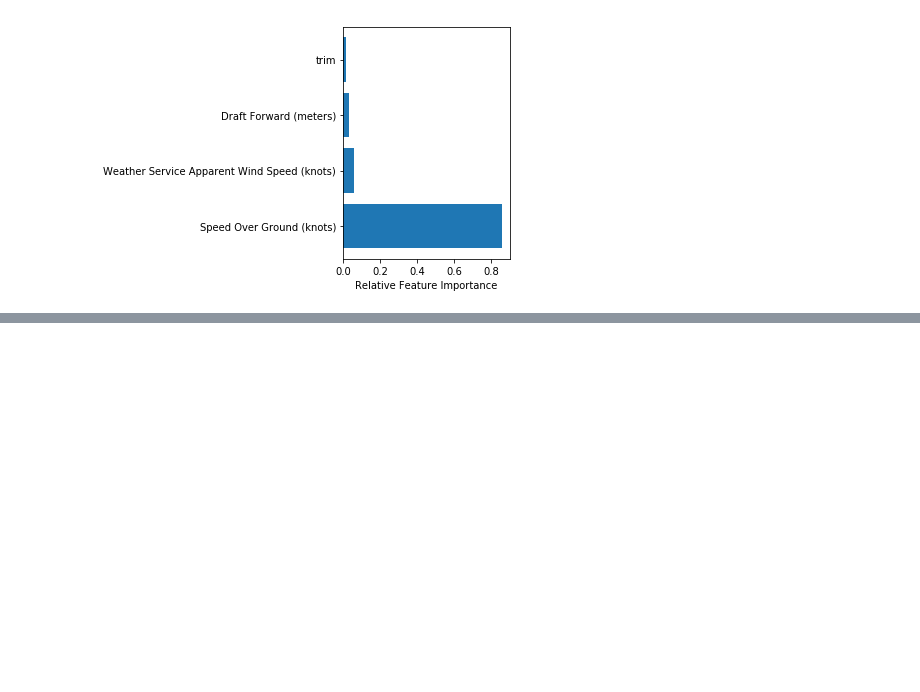
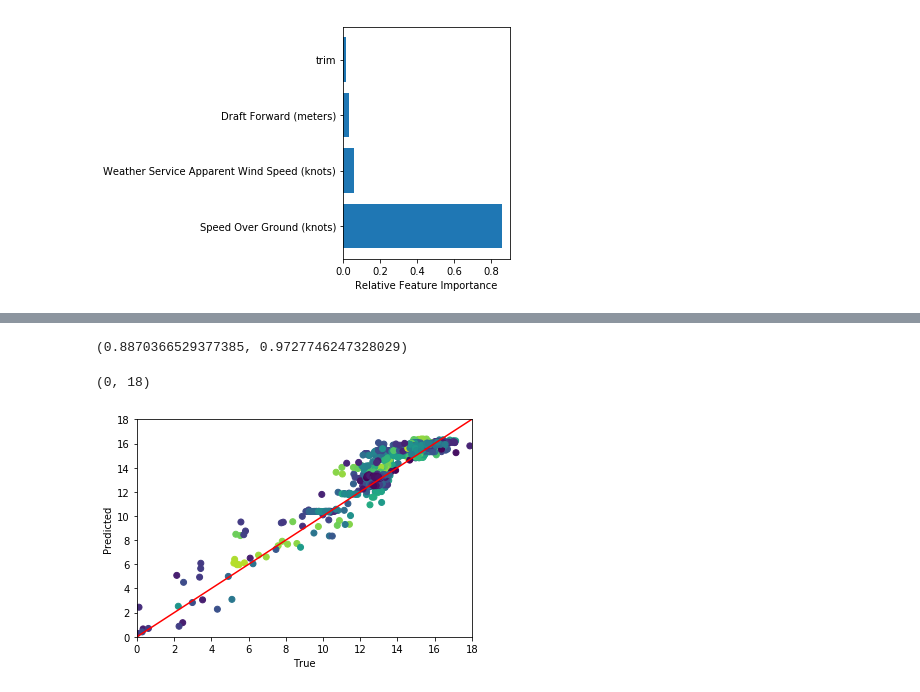
Before and after one commit to jfried23/ship, a Jupyter notebook: speed model.ipynb, the cells around one changed output, grey strips where cells are left out. Cells and saved outputs as stored; diff of their text form; code cells hidden in the pictures; blank space fills up the shorter version.

```diff
--- a/speed model.ipynb
+++ b/speed model.ipynb
@@ -217,0 +225,45 @@ plt.savefig('/Users/frjo6001/Desktop/t.pdf',format='pdf')
+# %%
+cols = ['bowWind_cos','bowWind_sine','current',
+        'depth','rudder','trim','heading_delta2',
+        cn[8],cn[17], cn[4], cn[5], cn[6], cn[7], cn[15], cn[19]
+       ]
+
+
+
+power = [ ('power',ColSelector(cols)),
+          ('normalize',preprocessing.StandardScaler()),
+          ('fit',linear_model.LinearRegression())
+        ]
+
+p = pipeline.Pipeline(steps=power)
+
+p_grid = [ {'fit':[
+                   ensemble.RandomForestRegressor(n_estimators=100,max_depth=8,oob_score=True)
+                  ],
+            'fit__n_estimators':[10,30,50,100],
+            'fit__max_depth':[2,4,8]
+               },
+             ]
+
+
+
+
+xvalid = model_selection.GridSearchCV(p,p_grid,cv=g)
+
+xvalid=xvalid.fit(df, df[cn[11]].values)
+e = xvalid.best_estimator_
+
+y_pred = e.predict(df_test)
+e.score(df_test,df_test[cn[11]]), e.score(df,df[cn[11]])
+# %% [output]
+(0.8870366529377385, 0.9727746247328029)
+# %%
+plt.scatter(df_test[cn[11]].values, y_pred,  c=df_test[cn[17]])
+plt.plot(np.arange(0,20),np.arange(0,20),'r')
+
+plt.xlabel('True')
+plt.ylabel('Predicted')
+plt.xlim([0,18]);plt.ylim([0,18])
+# %% [output]
+(0, 18)
+[figure, added]
```
Also changed, not shown: parts of 7 cells of this notebook, 1 other file.
